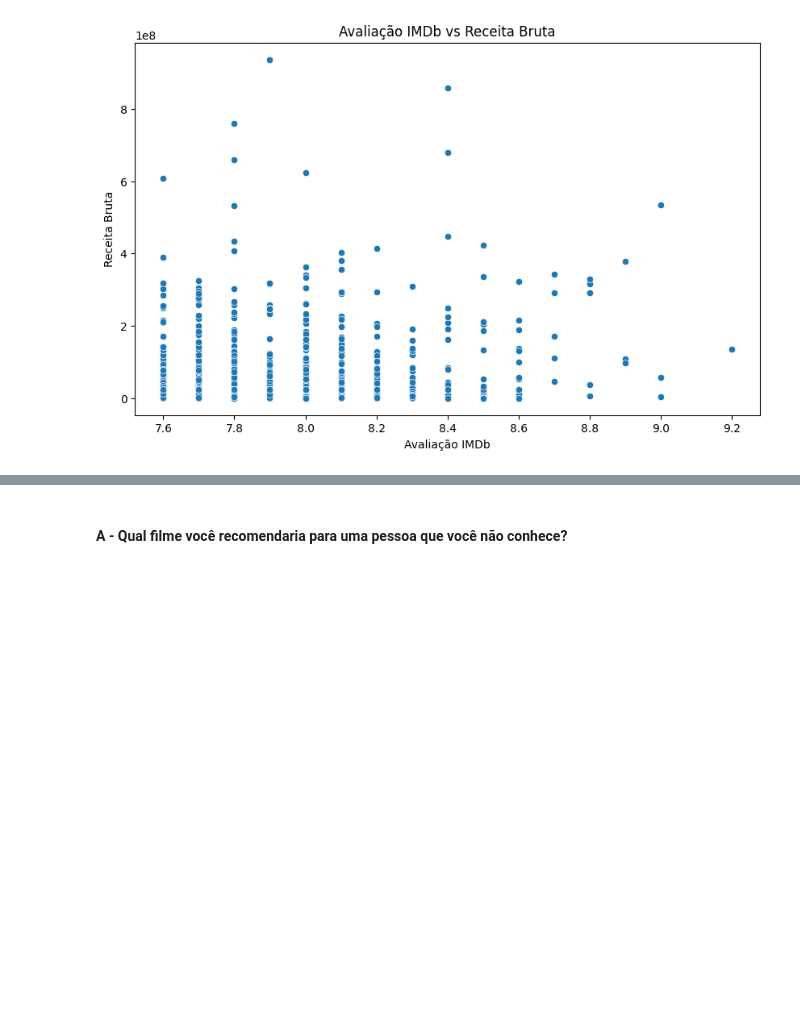
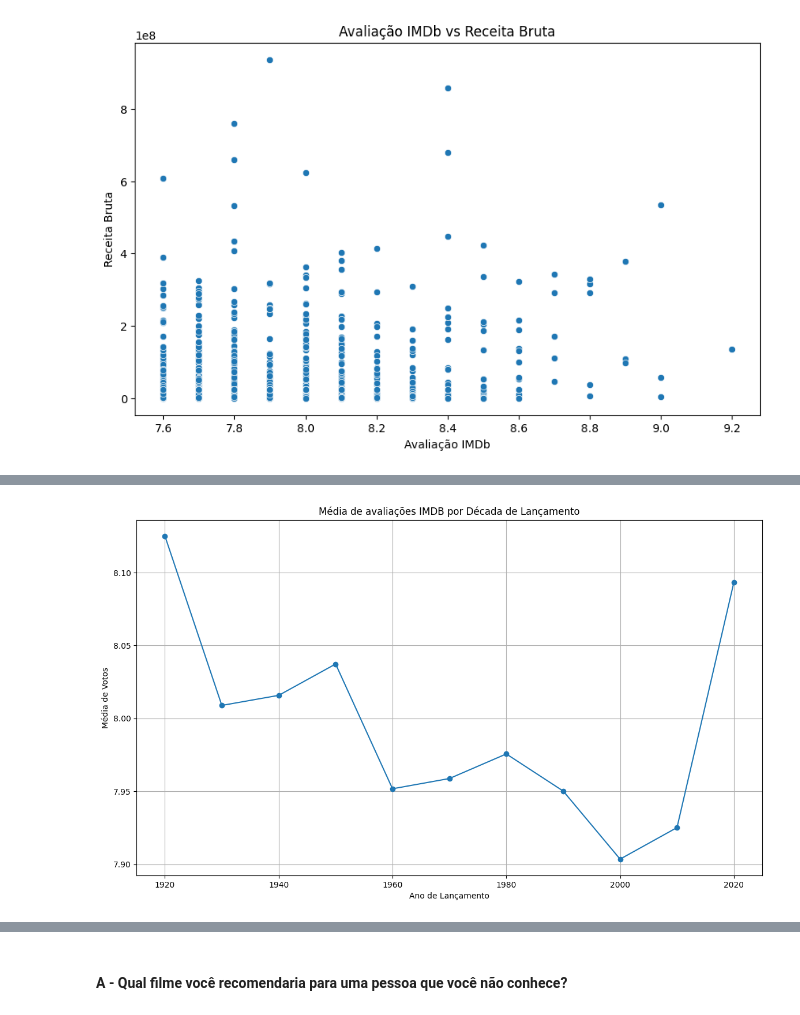
Before and after one commit to Ruann-01/LH_CD_RUANN_CAMPOS_DE_CASTRO_FARRAPO, a Jupyter notebook: Notebook_EDA.ipynb, the cells around one changed output, grey strips where cells are left out. Cells and saved outputs as stored; diff of their text form; code cells hidden in the pictures; blank space fills up the shorter version.

```diff
--- a/Notebook_EDA.ipynb
+++ b/Notebook_EDA.ipynb
@@ -232,0 +237,17 @@ Podemos perceber que, filmes com as melhores avaliações, em sua maioria, não
+# %%
+# Calcular a média de votos por ano de lançamento
+avg_imdb_per_year = df.groupby('Released_Year')['IMDB_Rating'].mean()
+
+# Agrupar os dados por década
+avg_imdb_per_decade = avg_imdb_per_year.groupby((avg_imdb_per_year.index // 10) * 10).mean()
+
+# Criar o gráfico de linha
+plt.figure(figsize=(14, 8))
+plt.plot(avg_imdb_per_decade.index, avg_imdb_per_decade.values, marker='o')
+plt.title('Média de avaliações IMDB por Década de Lançamento')
+plt.xlabel('Ano de Lançamento')
+plt.ylabel('Média de Votos')
+plt.grid(True)
+plt.show()
+# %% [output]
+[figure, added]
```
Also changed, not shown: parts of 23 cells of this notebook, 1 other file.
